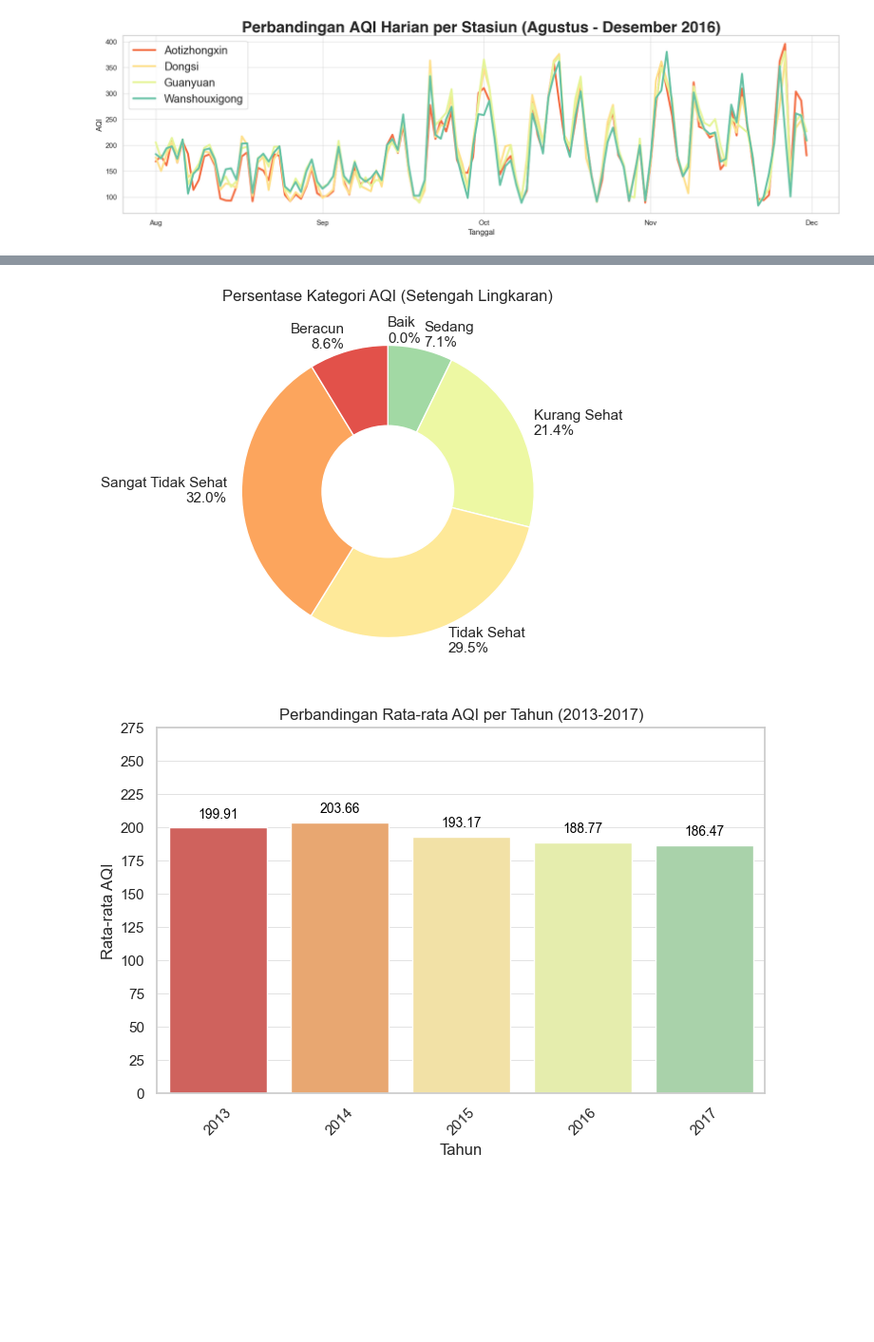
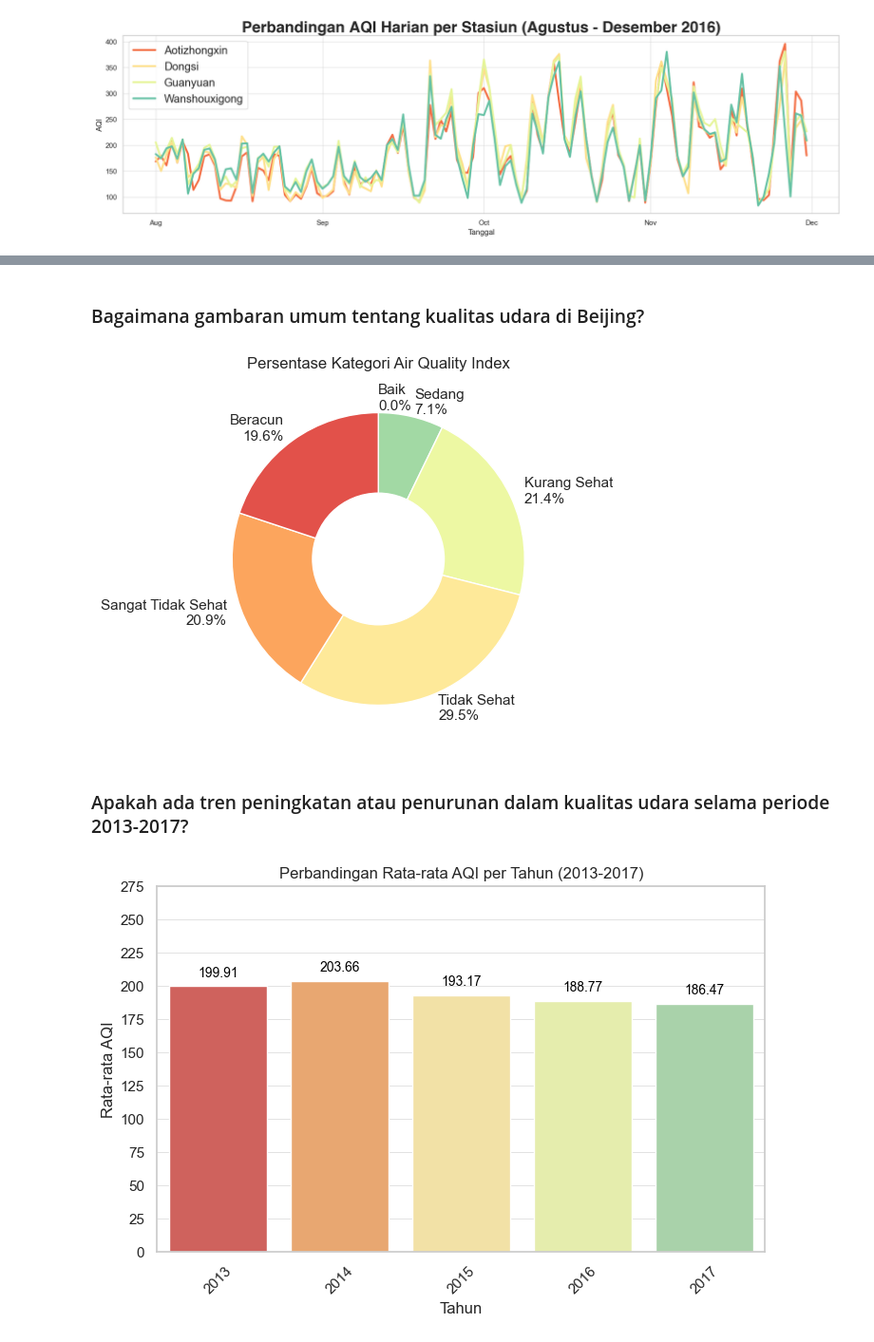
Before and after one commit to raafifauzan/airQuality, a Jupyter notebook: airquality.ipynb, the cells around one changed output, grey strips where cells are left out. Shown at 95% size. Saved outputs shown, nothing was run; the diff lists cells and outputs as text; code cells hidden in the pictures; blank space fills up the shorter version.

```diff
--- a/airquality.ipynb
+++ b/airquality.ipynb
@@ -195,35 +222,3 @@ sns.heatmap(correlation_matrix, annot=True, cmap='crest', linewidths=0.5)
 plt.show()
 # %% [output]
 [figure]
-# %%
-def calculate_aqi(pm25, pm10, so2, no2, co, o3):
-    # Tentukan batas-batas konsentrasi (threshold) berdasarkan regulasi negara/wilayah
-    def calculate_aqi_component(C, breakpoints):
-        Ii = None
-        for i in range(len(breakpoints) - 1):
-            if breakpoints[i][0] <= C <= breakpoints[i][1]:
-                Ii = (breakpoints[i+1][1] - breakpoints[i+1][0]) / (breakpoints[i][1] - breakpoints[i][0]) * (C - breakpoints[i][0]) + breakpoints[i+1][0]
-        if Ii is not None:
-            return Ii
-        else:
-            return 0
-
-    # Komponen AQI untuk masing-masing parameter
-    I_pm25 = calculate_aqi_component(pm25, [(0, 12), (12.1, 35.4), (35.5, 55.4), (55.5, 150.4), (150.5, 250.4), (250.5, 350.4), (350.5, 500.4)])
-    I_pm10 = calculate_aqi_component(pm10, [(0, 54), (55, 154), (155, 254), (255, 354), (355, 424), (425, 504), (505, 604)])
-    I_so2 = calculate_aqi_component(so2, [(0, 35), (36, 75), (76, 185), (186, 304), (305, 604)])
-    I_no2 = calculate_aqi_component(no2, [(0, 53), (54, 100), (101, 360), (361, 649), (650, 1249), (1250, 2049), (2050, 4049)])
-    I_co = calculate_aqi_component(co, [(0, 4.4), (4.5, 9.4), (9.5, 12.4), (12.5, 15.4), (15.5, 30.4), (30.5, 40.4), (40.5, 50.4)])
-    I_o3 = calculate_aqi_component(o3, [(0, 54), (55, 70), (71, 85), (86, 105), (106, 200)])
-
-    # Hitung AQI
-    aqi = max(I_pm25, I_pm10, I_so2, I_no2, I_co, I_o3)
-
-    return aqi
-
-# Iterasi melalui setiap baris DataFrame
-for index, row in daily_data.iterrows():
-    aqi = calculate_aqi(row['PM2.5'], row['PM10'], row['SO2'], row['NO2'], row['CO'], row['O3'])
-    daily_data.at[index, 'AQI'] = aqi
-
-daily_data
@@ -446,5 +409,6 @@ plt.show()
+# %% [markdown]
+<h3>Bagaimana gambaran umum tentang kualitas udara di Beijing? </h3>
 # %%
-import matplotlib.pyplot as plt
 
 # Data AQI (disesuaikan dengan data Anda)
 data_2016_2017 = daily_data[(daily_data['date'] >= '2014-01-01') & (daily_data['date'] <= '2017-12-31')]
@@ -452,40 +416,42 @@ aqi_data = data_2016_2017['AQI']
 
 # Tentukan kategori AQI berdasarkan rentang tertentu
 categories = ['Baik', 'Sedang', 'Kurang Sehat', 'Tidak Sehat', 'Sangat Tidak Sehat', 'Beracun']
-category_ranges = [(0, 50), (51, 100), (101, 150), (151, 200), (201, 300), (301, float('inf'))]
+category_ranges = [(0, 50), (51, 100), (101, 150), (151, 200), (201, 250), (251, float('inf'))]
 
 # Hitung jumlah data dalam masing-masing grup
 category_counts = [sum(1 for aqi in aqi_data if aqi >= range_min and aqi <= range_max) for range_min, range_max in category_ranges]
 
 # Hitung persentase masing-masing grup
 total_data = len(aqi_data)
 category_percentages = [count / total_data * 100 for count in category_counts]
 
 # Buat palet warna Seaborn
 colors = sns.color_palette("Spectral")
 colors = list(reversed(sns.color_palette("Spectral")))
 
 # Buat diagram pie setengah lingkaran dengan Seaborn style
 plt.figure(figsize=(5, 5))
-plt.title('Persentase Kategori AQI (Setengah Lingkaran)')
+plt.title('Persentase Kategori Air Quality Index')
 
 # Tambahkan label persentase yang lebih besar
 plt.pie(
     category_percentages,
     labels=[f'{cat}\n{perc:.1f}%' for cat, perc in zip(categories, category_percentages)],
     colors=colors,
     startangle=90,
     counterclock=False,
     radius=1.0
 )
 
 # Buat lingkaran kecil di atasnya (sebagai pusat)
 small_circle = plt.Circle((0, 0), 0.45, color='white')
 plt.gca().add_artist(small_circle)
 
 plt.show()
 # %% [output]
-[figure, old version]
+[figure, new version]
+# %% [markdown]
+<h3>Apakah ada tren peningkatan atau penurunan dalam kualitas udara selama periode 2013-2017? </h3>
 # %%
 
 # Filter data hanya untuk tahun 2013-2017
```
Also changed, not shown: parts of 26 cells of this notebook, 2 other files.
